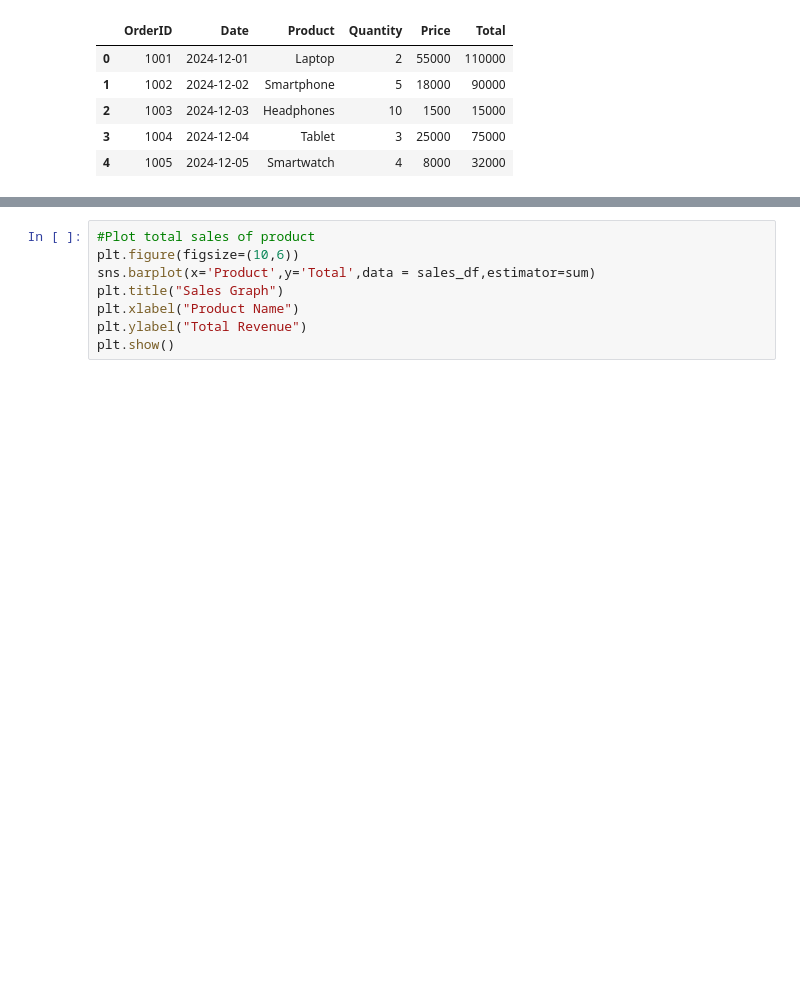
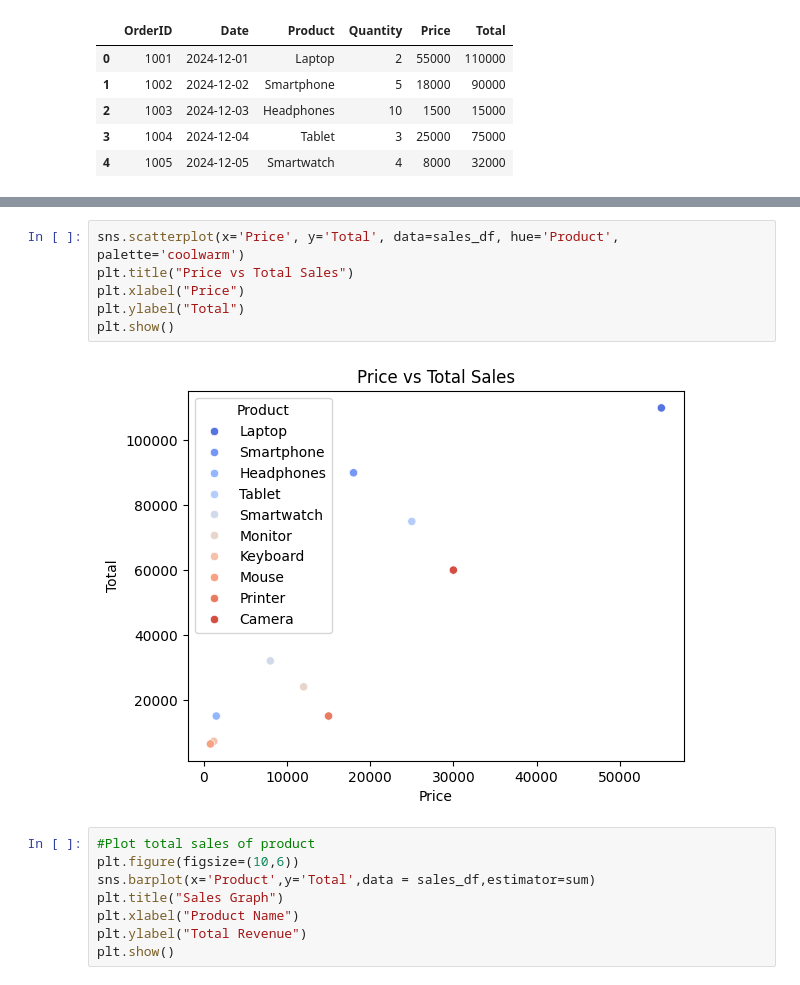
Before and after one commit to manishparihar3618/Data-Analysis, a Jupyter notebook: data_visualization/seaborn.ipynb, the cells around one changed output, grey strips where cells are left out. Saved outputs shown, nothing was run; the diff lists cells and outputs as text; blank space fills up the shorter version.

```diff
--- a/data_visualization/seaborn.ipynb
+++ b/data_visualization/seaborn.ipynb
@@ -113,3 +140,11 @@ sales_df.head()
+# %%
+sns.scatterplot(x='Price', y='Total', data=sales_df, hue='Product', palette='coolwarm')
+plt.title("Price vs Total Sales")
+plt.xlabel("Price")
+plt.ylabel("Total")
+plt.show()
+# %% [output]
+[figure, added]
 # %%
 #Plot total sales of product
 plt.figure(figsize=(10,6))
```
Also changed, not shown: parts of 9 cells of this notebook, 6 other files.
